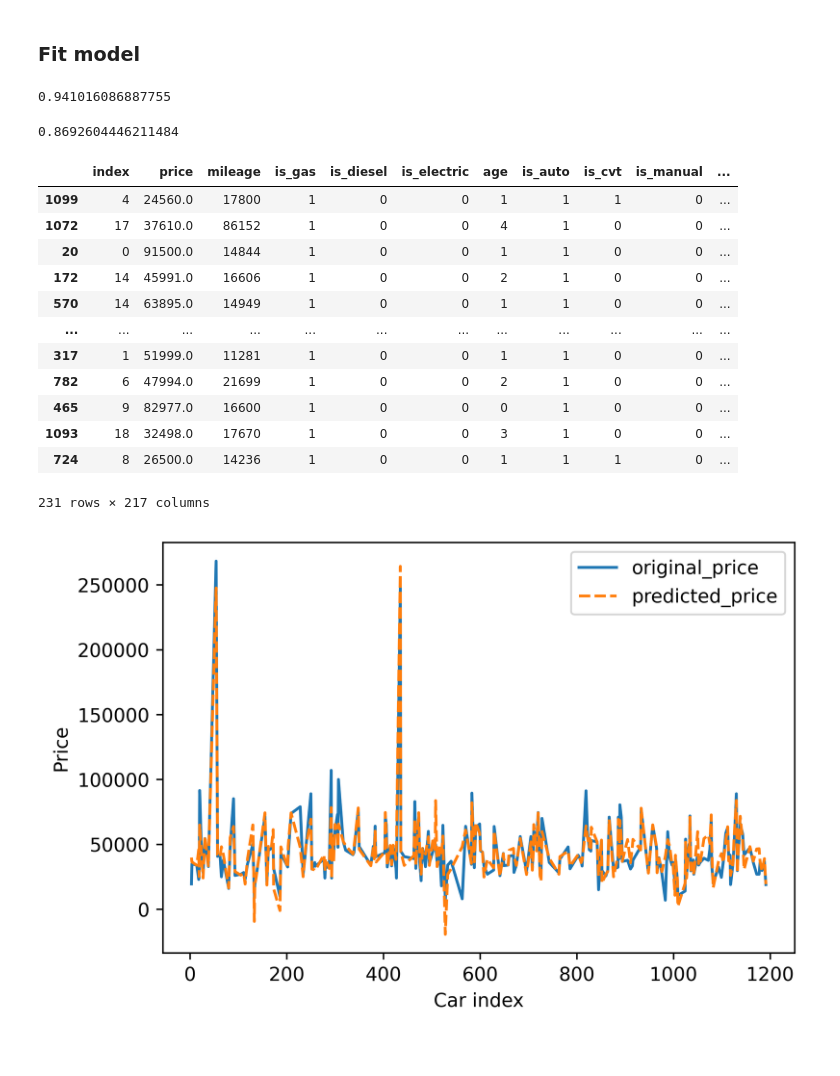
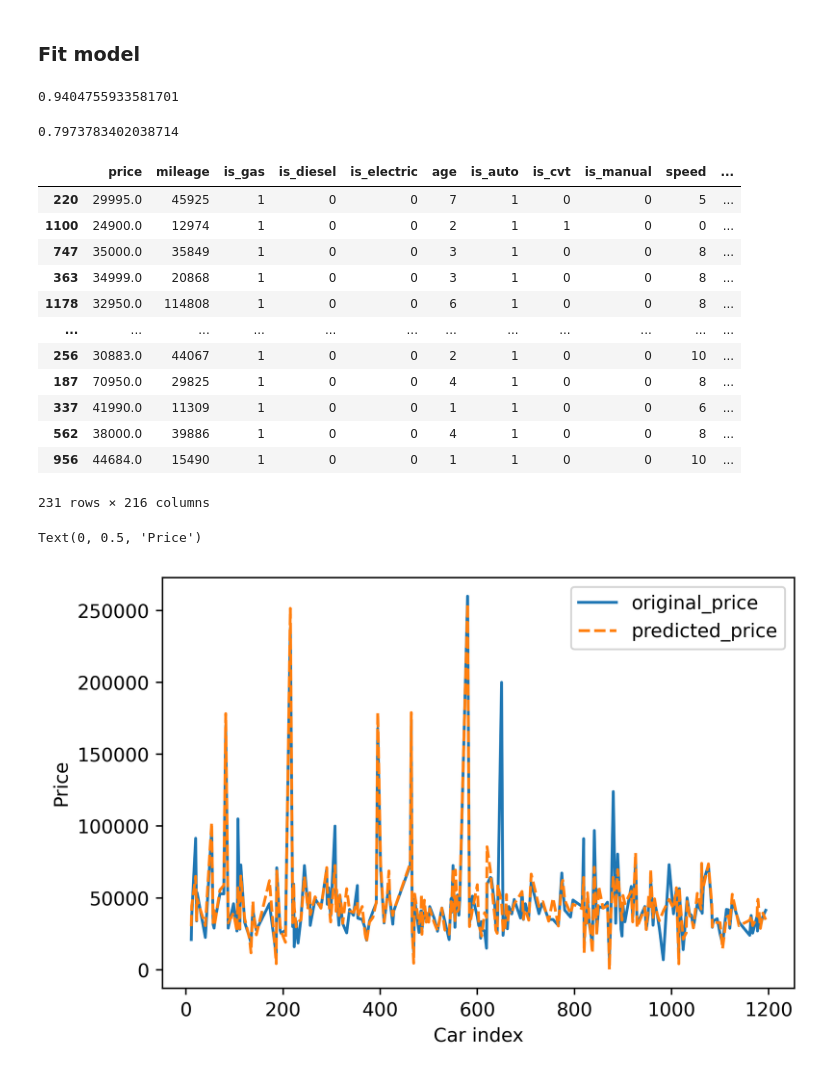
Before and after one commit to ImNotDarren/CarPricePrediction, a Jupyter notebook: car_price_prediction.ipynb, the cells around one changed output. Saved outputs shown, nothing was run; the diff lists cells and outputs as text; code cells hidden in the pictures.

```diff
--- a/car_price_prediction.ipynb
+++ b/car_price_prediction.ipynb
@@ -187,10 +190,10 @@ df = pd.get_dummies(df, columns=['drivetrain'], \
                     prefix='dt', prefix_sep='_')
 # %% [markdown]
 ### Drop useless columns
-# %%
-df = df.drop(columns=\
-             ['name', 'ex_color', 'in_color', \
-              'mpg', 'fuel_type', 'transmission', 'engine'])
+# %%
+df = df.drop(columns=\
+             ['index', 'name', 'ex_color', 'in_color', \
+              'mpg', 'fuel_type', 'transmission', 'engine'])
 # %%
 df
 # %% [output]
@@ -228,41 +231,42 @@ model = LinearRegression()
 model.fit(X, y)
 model.score(X, y)
 # %% [output]
-0.941016086887755
+0.9404755933581701
 # %%
 # test
 X_test = test_df.drop(columns=['price'], axis=1)
 y_test = test_df.price
 model.score(X_test, y_test)
 # %% [output]
-0.8692604446211484
+0.7973783402038714
 # %%
 test_df
 # %% [output]
-|  | index | price | mileage | is_gas | is_diesel | is_electric | age | is_auto | is_cvt | is_manual | ... |
-| 1099 | 4 | 24560.0 | 17800 | 1 | 0 | 0 | 1 | 1 | 1 | 0 | ... |
-| 1072 | 17 | 37610.0 | 86152 | 1 | 0 | 0 | 4 | 1 | 0 | 0 | ... |
-| 20 | 0 | 91500.0 | 14844 | 1 | 0 | 0 | 1 | 1 | 0 | 0 | ... |
-| 172 | 14 | 45991.0 | 16606 | 1 | 0 | 0 | 2 | 1 | 0 | 0 | ... |
-| 570 | 14 | 63895.0 | 14949 | 1 | 0 | 0 | 1 | 1 | 0 | 0 | ... |
+|  | price | mileage | is_gas | is_diesel | is_electric | age | is_auto | is_cvt | is_manual | speed | ... |
+| 220 | 29995.0 | 45925 | 1 | 0 | 0 | 7 | 1 | 0 | 0 | 5 | ... |
+| 1100 | 24900.0 | 12974 | 1 | 0 | 0 | 2 | 1 | 1 | 0 | 0 | ... |
+| 747 | 35000.0 | 35849 | 1 | 0 | 0 | 3 | 1 | 0 | 0 | 8 | ... |
+| 363 | 34999.0 | 20868 | 1 | 0 | 0 | 3 | 1 | 0 | 0 | 8 | ... |
+| 1178 | 32950.0 | 114808 | 1 | 0 | 0 | 6 | 1 | 0 | 0 | 8 | ... |
 | ... | ... | ... | ... | ... | ... | ... | ... | ... | ... | ... | ... |
-| 317 | 1 | 51999.0 | 11281 | 1 | 0 | 0 | 1 | 1 | 0 | 0 | ... |
-| 782 | 6 | 47994.0 | 21699 | 1 | 0 | 0 | 2 | 1 | 0 | 0 | ... |
-| 465 | 9 | 82977.0 | 16600 | 1 | 0 | 0 | 0 | 1 | 0 | 0 | ... |
-| 1093 | 18 | 32498.0 | 17670 | 1 | 0 | 0 | 3 | 1 | 0 | 0 | ... |
-| 724 | 8 | 26500.0 | 14236 | 1 | 0 | 0 | 1 | 1 | 1 | 0 | ... |
+| 256 | 30883.0 | 44067 | 1 | 0 | 0 | 2 | 1 | 0 | 0 | 10 | ... |
+| 187 | 70950.0 | 29825 | 1 | 0 | 0 | 4 | 1 | 0 | 0 | 8 | ... |
+| 337 | 41990.0 | 11309 | 1 | 0 | 0 | 1 | 1 | 0 | 0 | 6 | ... |
+| 562 | 38000.0 | 39886 | 1 | 0 | 0 | 4 | 1 | 0 | 0 | 8 | ... |
+| 956 | 44684.0 | 15490 | 1 | 0 | 0 | 1 | 1 | 0 | 0 | 10 | ... |
-231 rows × 217 columns
+231 rows × 216 columns
 # %%
 # model.predict(X_test)
-plt.figure(dpi=600)
+plt.figure(dpi=500)
 df_res = pd.DataFrame()
 df_res['original_price'] = y_test
 df_res['predicted_price'] = model.predict(X_test)
 ax = sns.lineplot(data=df_res)
 plt.xlabel('Car index')
 plt.ylabel('Price')
-plt.savefig('linear_regression_test.png')
+# plt.savefig('linear_regression_test.png')
 # %% [output]
+Text(0, 0.5, 'Price')
-[figure, old version]
+[figure, new version]
 # %%
 # save the model
```
Also changed, not shown: parts of 12 cells of this notebook.
